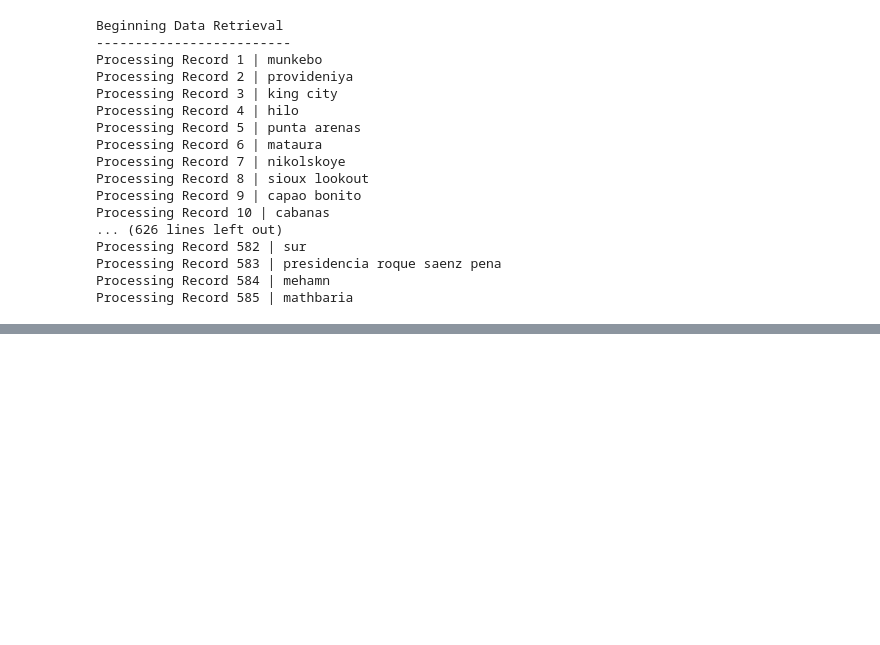
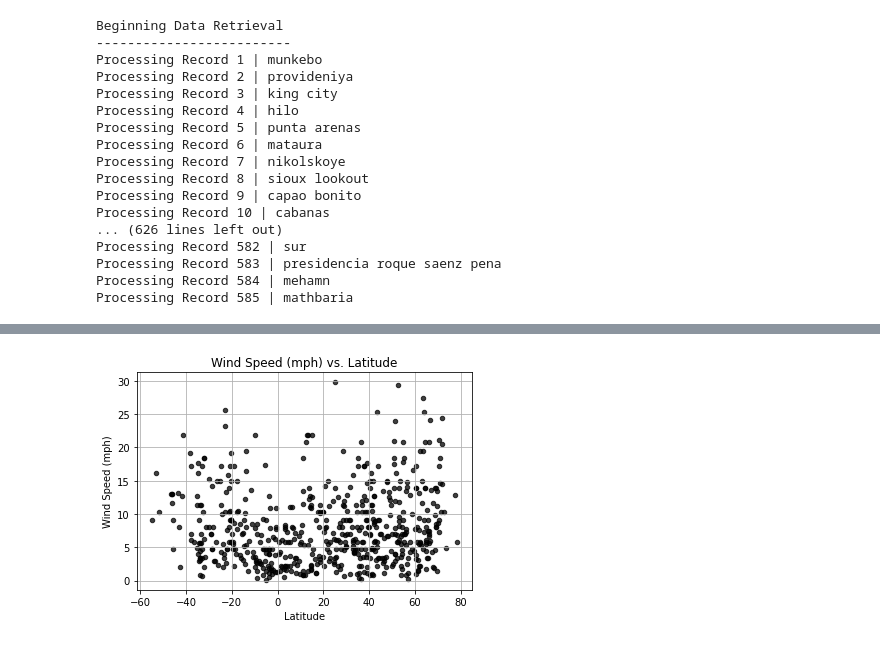
Before and after one commit to rpatel10491/python-api-challenge, a Jupyter notebook: WeatherPy/WeatherPy.ipynb, the cells around one changed output, grey strips where cells are left out. Cells and saved outputs as stored; diff of their text form; code cells hidden in the pictures; blank space fills up the shorter version.

```diff
--- a/WeatherPy/WeatherPy.ipynb
+++ b/WeatherPy/WeatherPy.ipynb
@@ -130,0 +164,15 @@ dtype: int64
+# %%
+# Create scatter plot for Lat vs Wind Speed.
+plt.scatter(df_weather['Lat'], df_weather['Wind Speed'], marker='o', s=20, c='black', edgecolors='black', alpha=.75)
+
+# Format axis and labels.
+plt.title('Wind Speed (mph) vs. Latitude')
+plt.ylabel('Wind Speed (mph)')
+plt.xlabel('Latitude')
+plt.grid(True)
+
+# Save the figure.
+plt.savefig('Windspeed_vs_Lat.png')
+plt.show()
+# %% [output]
+[figure, added]
```
Also changed, not shown: parts of 4 cells of this notebook, 4 other files.
